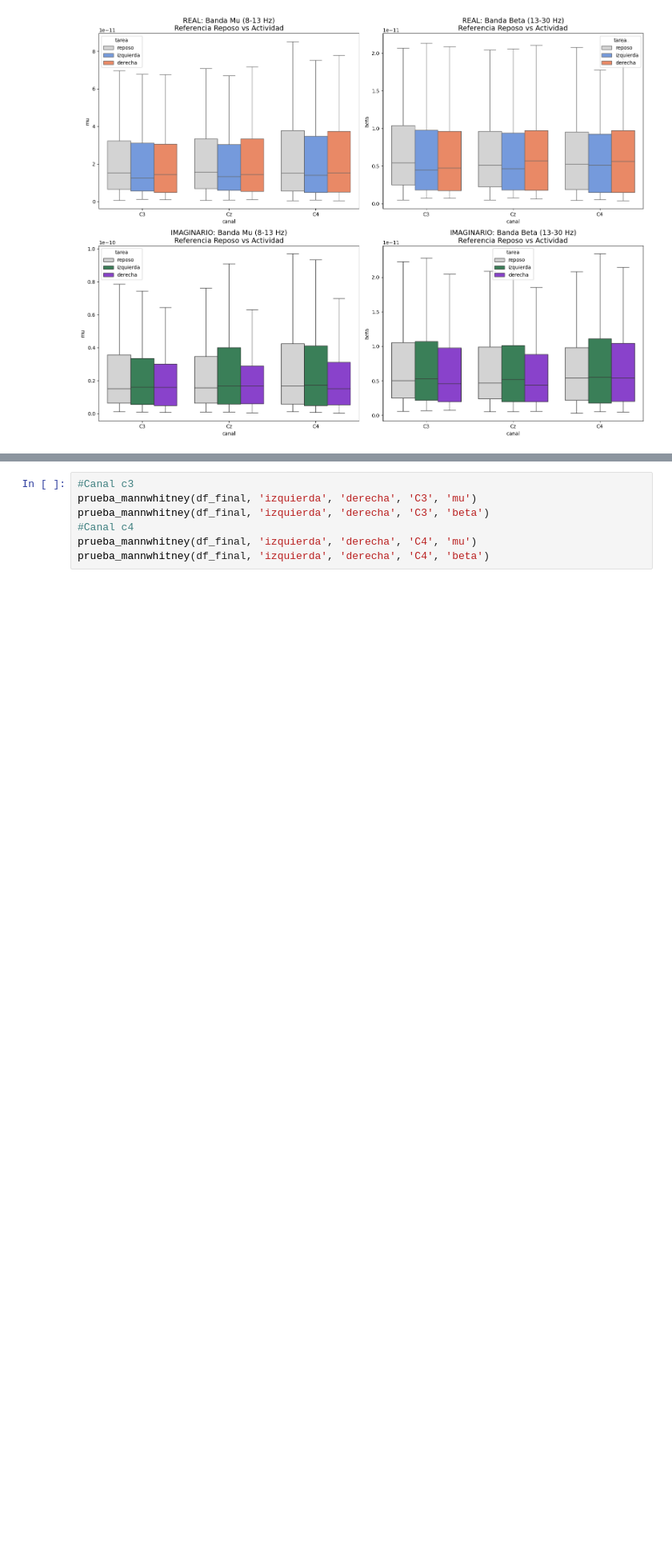
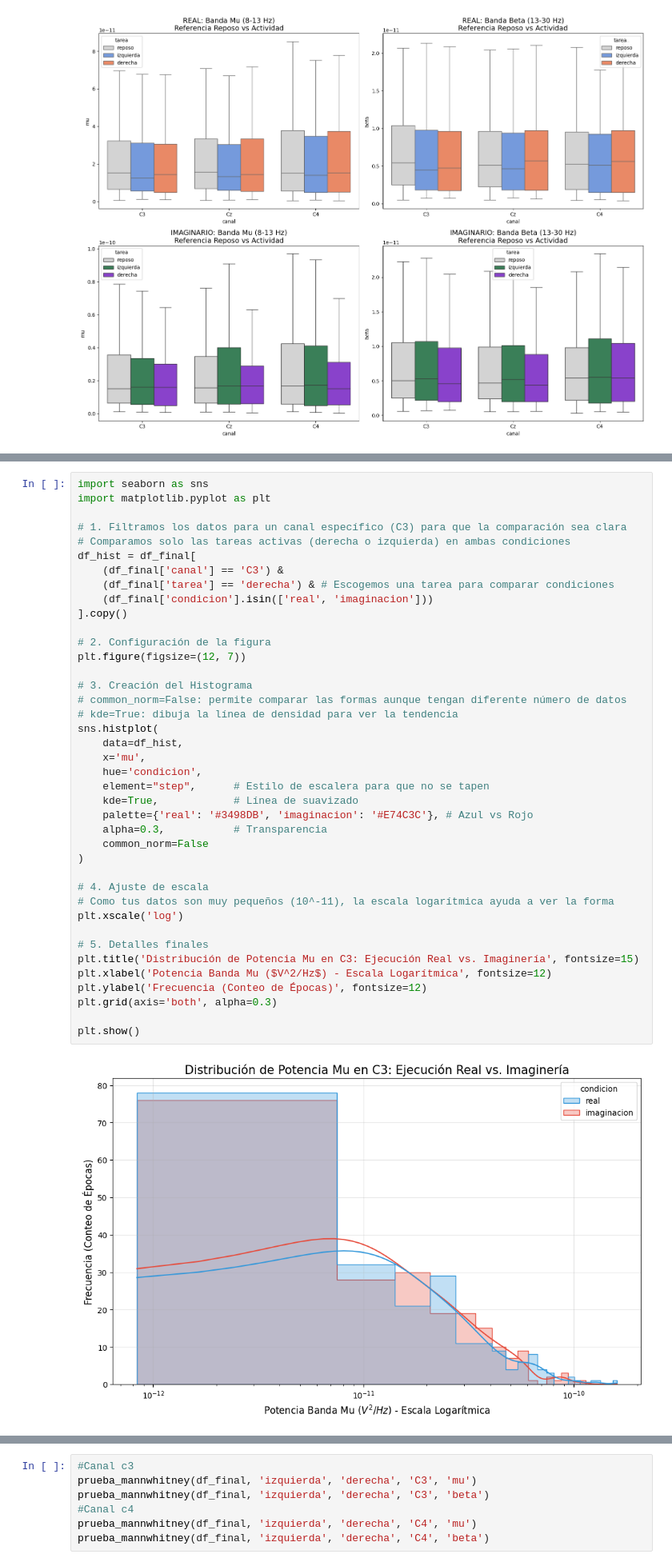
Before and after one commit to KarenAgudelo769/Proyecto_biosenales, a Jupyter notebook: codigo.ipynb, the cells around one changed output, grey strips where cells are left out. Shown at 80% size. Cells and saved outputs as stored; diff of their text form; blank space fills up the shorter version.

```diff
--- a/codigo.ipynb
+++ b/codigo.ipynb
@@ -688,3 +768,45 @@ plt.show()
+# %%
+import seaborn as sns
+import matplotlib.pyplot as plt
+
+# 1. Filtramos los datos para un canal específico (C3) para que la comparación sea clara
+# Comparamos solo las tareas activas (derecha o izquierda) en ambas condiciones
+df_hist = df_final[
+    (df_final['canal'] == 'C3') &
+    (df_final['tarea'] == 'derecha') & # Escogemos una tarea para comparar condiciones
+    (df_final['condicion'].isin(['real', 'imaginacion']))
+].copy()
+
+# 2. Configuración de la figura
+plt.figure(figsize=(12, 7))
+
+# 3. Creación del Histograma
+# common_norm=False: permite comparar las formas aunque tengan diferente número de datos
+# kde=True: dibuja la línea de densidad para ver la tendencia
+sns.histplot(
+    data=df_hist,
+    x='mu',
+    hue='condicion',
+    element="step",      # Estilo de escalera para que no se tapen
+    kde=True,            # Línea de suavizado
+    palette={'real': '#3498DB', 'imaginacion': '#E74C3C'}, # Azul vs Rojo
+    alpha=0.3,           # Transparencia
+    common_norm=False
+)
+
+# 4. Ajuste de escala
+# Como tus datos son muy pequeños (10^-11), la escala logarítmica ayuda a ver la forma
+plt.xscale('log')
+
+# 5. Detalles finales
+plt.title('Distribución de Potencia Mu en C3: Ejecución Real vs. Imaginería', fontsize=15)
+plt.xlabel('Potencia Banda Mu ($V^2/Hz$) - Escala Logarítmica', fontsize=12)
+plt.ylabel('Frecuencia (Conteo de Épocas)', fontsize=12)
+plt.grid(axis='both', alpha=0.3)
+
+plt.show()
+# %% [output]
+[figure, added]
 # %% [markdown]
 <h3><strong>Pruebas estadísticas e hipótesis</strong></h3>
 
```
Also changed, not shown: parts of 2 cells of this notebook.
